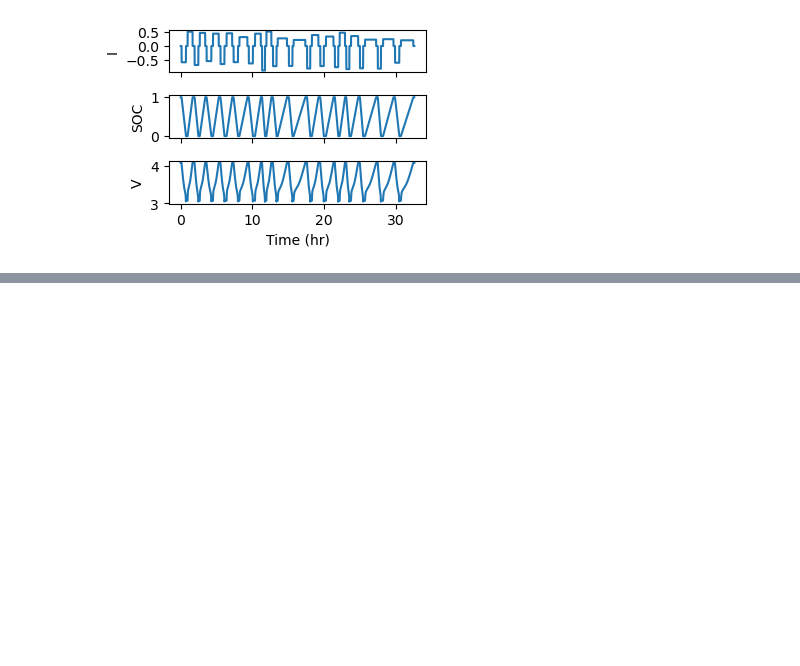
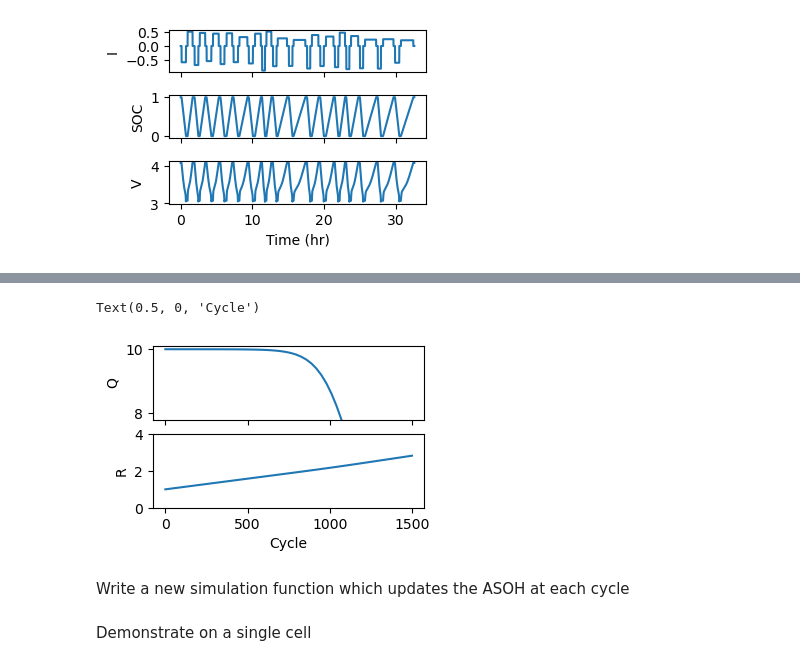
Before and after one commit to ROVI-org/model-to-prognosis, a Jupyter notebook: 0_generate-synthetic-data.ipynb, the cells around one changed output, grey strips where cells are left out. Saved outputs shown, nothing was run; the diff lists cells and outputs as text; code cells hidden in the pictures; blank space fills up the shorter version.

Commit message:
Introduce a degradation function

```diff
--- a/0_generate-synthetic-data.ipynb
+++ b/0_generate-synthetic-data.ipynb
@@ -30,3 +46,10 @@ output_dir = Path('synth-data')
+# %%
+knee_cycles = stats.multivariate_normal(mean=[1000, 1000], cov=[[150, 50], [50, 150]])  # Distribution of knee point for capacity and resistance
+knee_capacity = stats.expon(scale=0.08)  # Capacity loss to the knee.
+knee_resistance = stats.expon(scale=1.1)  # Resistance gain to the knee
+post_knee_cycles = stats.expon(loc=10, scale=100)  # How many cycles after knee until 80% capacity
+knee_width = stats.uniform(15, 100)
+post_knee_resistance = stats.expon(scale=2)  # Increased slope in resistance after knee
 # %%
 template_dir.mkdir(exist_ok=True)
 output_dir.mkdir(exist_ok=True)
@@ -286,0 +346,21 @@ Save to a battery HDF5 file
+# %%
+fig, axs = plt.subplots(2, 1, figsize=(3.5, 2.1), sharex=True)
+
+degrade_func = make_random_degradation_function()
+cycles = np.linspace(0, 1500)
+
+cycle_q, cycle_r = degrade_func(cycles)
+
+axs[0].plot(cycles, 10 * cycle_q)
+axs[0].set_ylim(7.8, 10.1)
+axs[0].set_ylabel('Q')
+
+axs[1].plot(cycles, cycle_r)
+axs[1].set_ylim(0, 4)
+axs[1].set_ylabel('R')
+axs[1].set_xlabel('Cycle')
+# %% [output]
+Text(0.5, 0, 'Cycle')
+[figure, added]
+# %% [markdown]
+Write a new simulation function which updates the ASOH at each cycle
@@ -286,0 +420,2 @@ Save to a battery HDF5 file
+# %% [markdown]
+Demonstrate on a single cell
```
Also changed, not shown: parts of 21 cells of this notebook.
